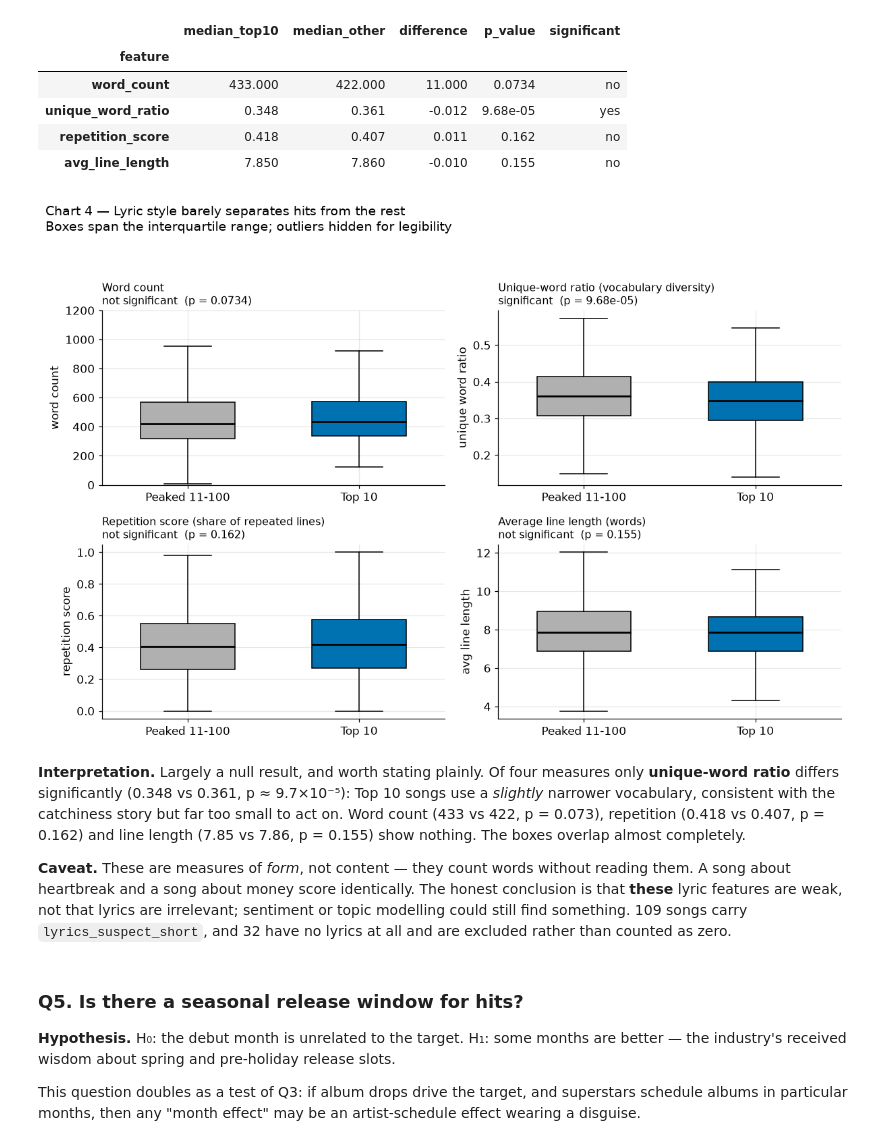
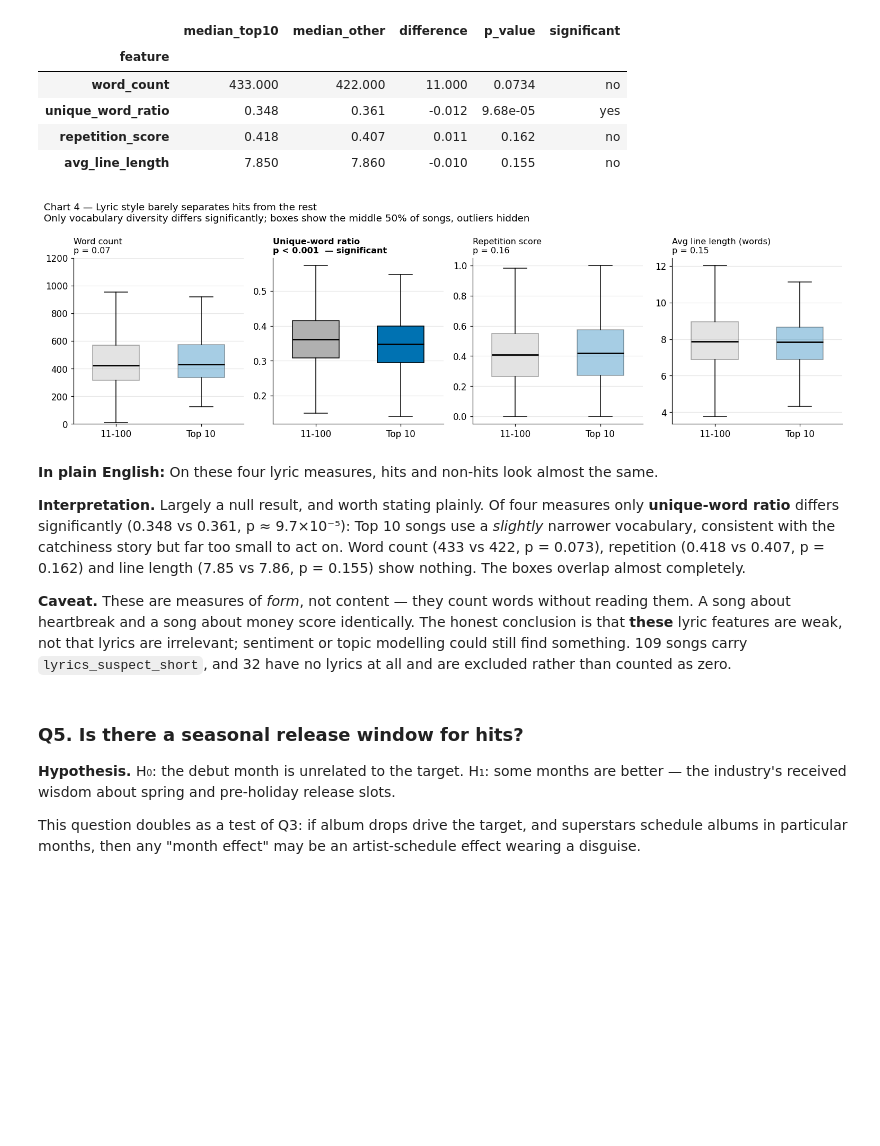
Before and after one commit to otawfik/billboard-top10, a Jupyter notebook: A05-Billboard-Top-10-Or-Not.ipynb, the cells around one changed output. Cells and saved outputs as stored; diff of their text form; code cells hidden in the pictures; blank space fills up the shorter version.

```diff
--- a/A05-Billboard-Top-10-Or-Not.ipynb
+++ b/A05-Billboard-Top-10-Or-Not.ipynb
@@ -445,22 +493,3 @@ Q2: Top 10 rate by the artist's prior Top 10 count
 | 1-4 | 1452 | 127 | 8.7 |
 | 5-9 | 458 | 61 | 13.3 |
 | 10+ | 907 | 168 | 18.5 |
-# %%
-fig, ax = plt.subplots(figsize=(9, 5.5))
-data = q2["summary"]
-bars = ax.bar(data.index.astype(str), data["top10_rate_pct"],
-              color=TOP10_COLOUR, edgecolor="white", width=0.62)
-ax.axhline(train["top10"].mean() * 100, color="#D55E00", linestyle="--", linewidth=1.6,
-           label=f"overall rate  {train['top10'].mean()*100:.1f}%")
-for bar, (n, rate) in zip(bars, zip(data["songs"], data["top10_rate_pct"])):
-    ax.text(bar.get_x() + bar.get_width() / 2, rate + 0.4,
-            f"{rate:.1f}%\n(n={n:,})", ha="center", va="bottom", fontsize=10)
-
-ax.set_xlabel("Artist's Top 10 hits before this song debuted")
-ax.set_ylabel("Share reaching the Top 10 (%)")
-ax.set_title("Chart 2 — Past hits triple the odds of the next one\n"
-             "Prior counts use only songs that debuted earlier", fontsize=12.5, loc="left")
-ax.set_ylim(0, max(data["top10_rate_pct"]) * 1.30)
-ax.legend(loc="upper left", frameon=True)
-plt.tight_layout()
-plt.show()
@@ -577,35 +634,36 @@ Mann-Whitney U, n = 439 Top 10 vs 3,835 others (songs with lyrics only)
 | repetition_score | 0.418 | 0.407 | 0.011 | 0.162 | no |
 | avg_line_length | 7.850 | 7.860 | -0.010 | 0.155 | no |
 # %%
-fig, axes = plt.subplots(2, 2, figsize=(11, 7.5))
-titles = {
-    "word_count": "Word count",
-    "unique_word_ratio": "Unique-word ratio (vocabulary diversity)",
-    "repetition_score": "Repetition score (share of repeated lines)",
-    "avg_line_length": "Average line length (words)",
-}
-for ax, col in zip(axes.ravel(), lyric_cols):
-    a = train.loc[train["top10"], col].dropna()
-    b = train.loc[~train["top10"], col].dropna()
-    parts = ax.boxplot([b, a], tick_labels=["Peaked 11-100", "Top 10"], patch_artist=True,
-                       widths=0.55, showfliers=False, medianprops=dict(color="black", lw=1.8))
-    parts["boxes"][0].set_facecolor(OTHER_COLOUR)
-    parts["boxes"][1].set_facecolor(TOP10_COLOUR)
-    sig = q4.loc[col, "significant"]
-    ax.set_title(f"{titles[col]}\n{'significant' if sig == 'yes' else 'not significant'}"
-                 f"  (p = {q4.loc[col, 'p_value']})", fontsize=10.5, loc="left")
-    ax.set_ylabel(col.replace("_", " "))
-    if col == "word_count":
-        ax.set_ylim(0, 1200)
+# Chart 4 — box plots of the four lyric measures, hits vs non-hits.
+titles = {"word_count": "Word count", "unique_word_ratio": "Unique-word ratio",
+          "repetition_score": "Repetition score", "avg_line_length": "Avg line length (words)"}
+
+fig, axes = plt.subplots(1, 4, figsize=(14, 4.3))
+for ax, col in zip(axes, lyric_cols):
+    sig = q4.loc[col, "significant"] == "yes"
+    p = float(q4.loc[col, "p_value"])
+    parts = ax.boxplot([train.loc[~train["top10"], col].dropna(), train.loc[train["top10"], col].dropna()],
+                       tick_labels=["11-100", "Top 10"], patch_artist=True, widths=0.55,
+                       showfliers=False, medianprops=dict(color="black", lw=1.8))
+    for box, colour in zip(parts["boxes"], [OTHER_COLOUR, TOP10_COLOUR]):
+        box.set_facecolor(colour)
+        box.set_alpha(1 if sig else 0.35)
+    ax.set_title(f"{titles[col]}\n{'p < 0.001' if p < 0.001 else f'p = {p:.2f}'}"
+                 f"{'  — significant' if sig else ''}",
+                 fontsize=10.5, loc="left", fontweight="bold" if sig else "normal")
+    ax.grid(axis="x", visible=False)
+axes[0].set_ylim(0, 1200)
 
 fig.suptitle("Chart 4 — Lyric style barely separates hits from the rest\n"
-             "Boxes span the interquartile range; outliers hidden for legibility",
-             fontsize=12.5, x=0.01, ha="left")
-plt.tight_layout(rect=[0, 0, 1, 0.94])
+             "Only vocabulary diversity differs significantly; boxes show the middle 50% of songs, outliers hidden",
+             fontsize=12, x=0.01, ha="left")
+plt.tight_layout()
 plt.show()
 # %% [output]
-[figure, old version]
+[figure, new version]
 # %% [markdown]
+**In plain English:** On these four lyric measures, hits and non-hits look almost the same.
+
 **Interpretation.** Largely a null result, and worth stating plainly. Of four measures
 only **unique-word ratio** differs significantly (0.348 vs 0.361, p ≈ 9.7×10⁻⁵): Top 10
 songs use a *slightly* narrower vocabulary, consistent with the catchiness story but far
```
Also changed, not shown: parts of 44 cells of this notebook.
